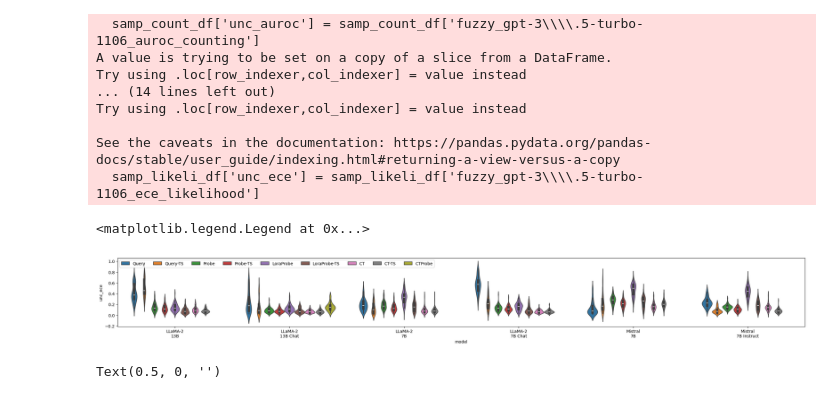
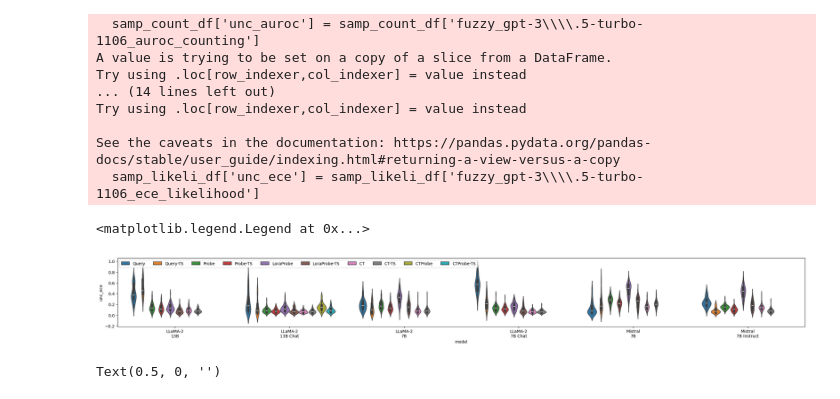
Before and after one commit to activatedgeek/calibration-tuning, a Jupyter notebook: notebooks/all_plots.ipynb, the cells around one changed output. Saved outputs shown, nothing was run; the diff lists cells and outputs as text; code cells hidden in the pictures.

Commit message:
pulling more result

```diff
--- a/notebooks/all_plots.ipynb
+++ b/notebooks/all_plots.ipynb
@@ -67,12 +67,12 @@ for fn in glob.glob("results/eval-mmlu_oe-ct_probe/*.csv"):
     df["mode_tag"] = "oe -> oe"
     all_dfs.append(df)
 
-# for fn in glob.glob("results/eval-mmlu_oe-lora_probe-ts/*.csv"):
-#     df = pd.read_csv(fn)
-#     model_name = fn.split("/")[-1].replace(".csv", "").replace("-","_")
-#     df["model_name"] = "CTProbe-TS_" + model_name
-#     df["mode_tag"] = "oe -> oe"
-#     all_dfs.append(df)
+for fn in glob.glob("results/eval-mmlu_oe-ct_probe-ts/*.csv"):
+    df = pd.read_csv(fn)
+    model_name = fn.split("/")[-1].replace(".csv", "").replace("-","_")
+    df["model_name"] = "CTProbe-TS_" + model_name
+    df["mode_tag"] = "oe -> oe"
+    all_dfs.append(df)
 
 ct_probe_df = pd.concat(all_dfs)
 
@@ -164,21 +164,21 @@ See the caveats in the documentation: https://pandas.pydata.org/pandas-docs/stab
 # %%
 fig, ax = plt.subplots(figsize=(30, 3))
 
 sns.violinplot(
     ax=ax,
     data=oe_df,
     hue="style",
-    hue_order=["Query", "Query-TS", "Probe","Probe-TS", "LoraProbe", "LoraProbe-TS", "CT", "CT-TS", "CTProbe"],
+    hue_order=["Query", "Query-TS", "Probe","Probe-TS", "LoraProbe", "LoraProbe-TS", "CT", "CT-TS", "CTProbe","CTProbe-TS"],
     x="model",
     y="unc_ece",
     # hue_order=order,
 )
 
 handles, labels = ax.get_legend_handles_labels()
 ax.legend(handles=handles, labels=labels, loc='upper left', ncol=10)
 # %% [output]
 <matplotlib.legend.Legend at 0x...>
-[figure, old version]
+[figure, new version]
 # %%
 fig, ax = plt.subplots(figsize=(6, 3))
 
```
Also changed, not shown: parts of 2 cells of this notebook.
